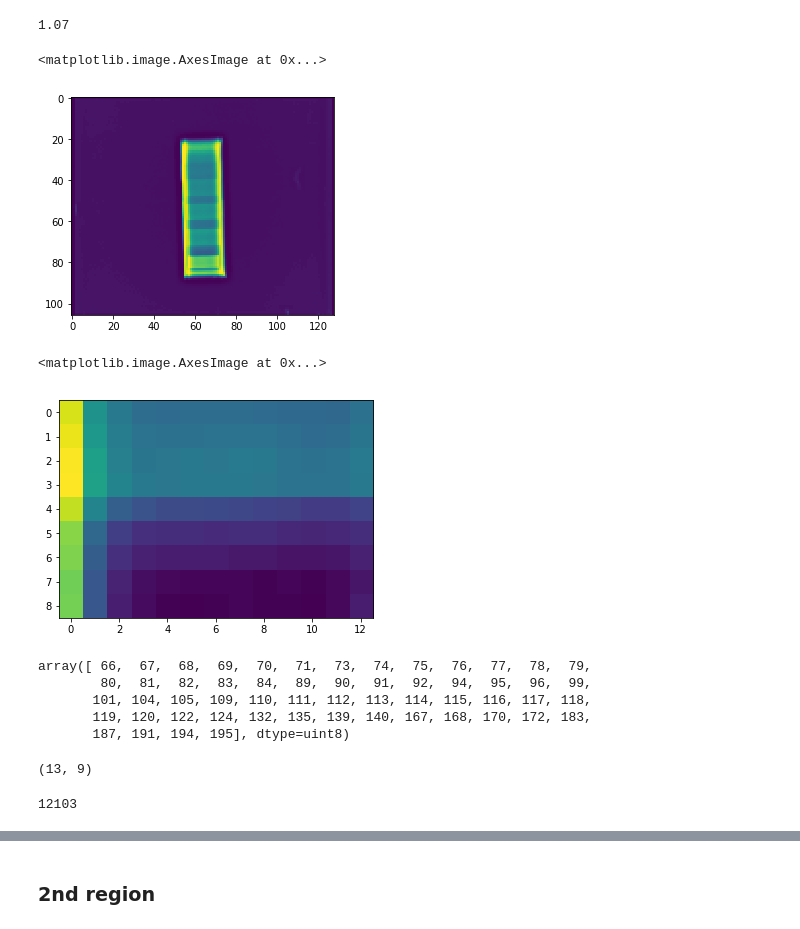
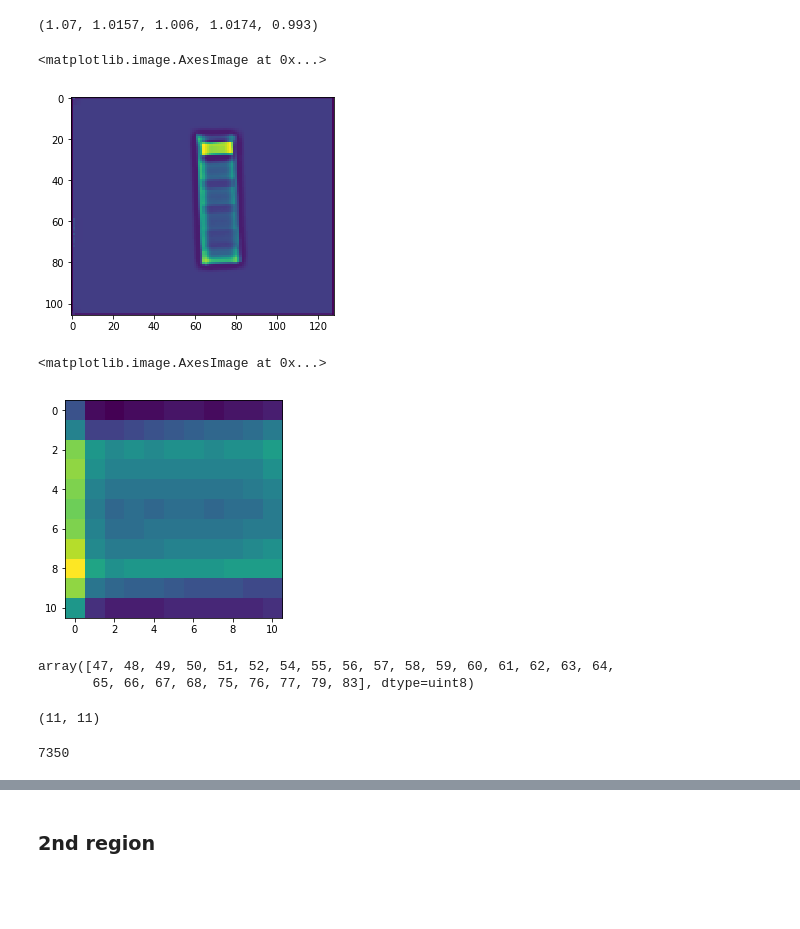
Before and after one commit to rclemsmith/Final-Year-Project, a Jupyter notebook: bmd_computation.ipynb, the cells around one changed output, grey strips where cells are left out. Drawn from its saved outputs; the diff is of its cells as text; code cells hidden in the pictures; blank space fills up the shorter version.

```diff
--- a/bmd_computation.ipynb
+++ b/bmd_computation.ipynb
@@ -1,8 +1,12 @@
-# %%
-img70 = 1.07
-img70
-# %% [output]
-1.07
+# %%
+img70 = 1.07
+img84 = 1.0157
+img92 = 1.006
+img98 = 1.0174
+img111 = 0.993
+img70,img84,img92,img98,img111
+# %% [output]
+(1.07, 1.0157, 1.006, 1.0174, 0.993)
 # %%
 from PIL import Image, ImageFilter, ImageOps
 import numpy as np
@@ -10,53 +14,51 @@ import skimage.measure
 import math
 from matplotlib import pyplot as plt
 # %%
-low_image = Image.open("X-Rays/70_40.bmp")
+low_image = Image.open("X-Rays/111_120.bmp")
 plt.imshow(low_image)
 # %% [output]
 <matplotlib.image.AxesImage at 0x...>
-[figure, old version]
+[figure, new version]
 # %%
 # processed_im = ImageOps.equalize(low_image,mask=None)
 # plt.imshow(processed_im)
 # %%
 # left = 47
 # top = 88.8
 # right = 58
 # bottom = 94
 # low_cropped_img = low_image.crop((left,top,right,bottom))
 # low_cropped_img.show()
 # plt.imshow(low_cropped_img)
 
-left = 57
-top = 68
-right = 70
-bottom = 77
+left = 66
+top = 55
+right = 77
+bottom = 66
 low_cropped_img = low_image.crop((left,top,right,bottom))
+low_cropped_img.show()
 plt.imshow(low_cropped_img)
 # %% [output]
 <matplotlib.image.AxesImage at 0x...>
-[figure, old version]
+[figure, new version]
 # %%
 # width, c_f = low_cropped_img.size
 # c_f
 # %%
 np.unique(low_cropped_img)
 # %% [output]
-array([ 66,  67,  68,  69,  70,  71,  73,  74,  75,  76,  77,  78,  79,
-        80,  81,  82,  83,  84,  89,  90,  91,  92,  94,  95,  96,  99,
-       101, 104, 105, 109, 110, 111, 112, 113, 114, 115, 116, 117, 118,
-       119, 120, 122, 124, 132, 135, 139, 140, 167, 168, 170, 172, 183,
-       187, 191, 194, 195], dtype=uint8)
+array([47, 48, 49, 50, 51, 52, 54, 55, 56, 57, 58, 59, 60, 61, 62, 63, 64,
+       65, 66, 67, 68, 75, 76, 77, 79, 83], dtype=uint8)
-# %%
-width,height = low_cropped_img.size
-width,height
-# %% [output]
-(13, 9)
+# %%
+w1,h1 = low_cropped_img.size
+w1,h1
+# %% [output]
+(11, 11)
 # %%
 i_d = np.sum(low_cropped_img)
 i_d
 # %% [output]
-12103
+7350
 # %%
 width,i_h = low_image.size
 w,r_h = low_cropped_img.size
```
Also changed, not shown: parts of 28 cells of this notebook.
